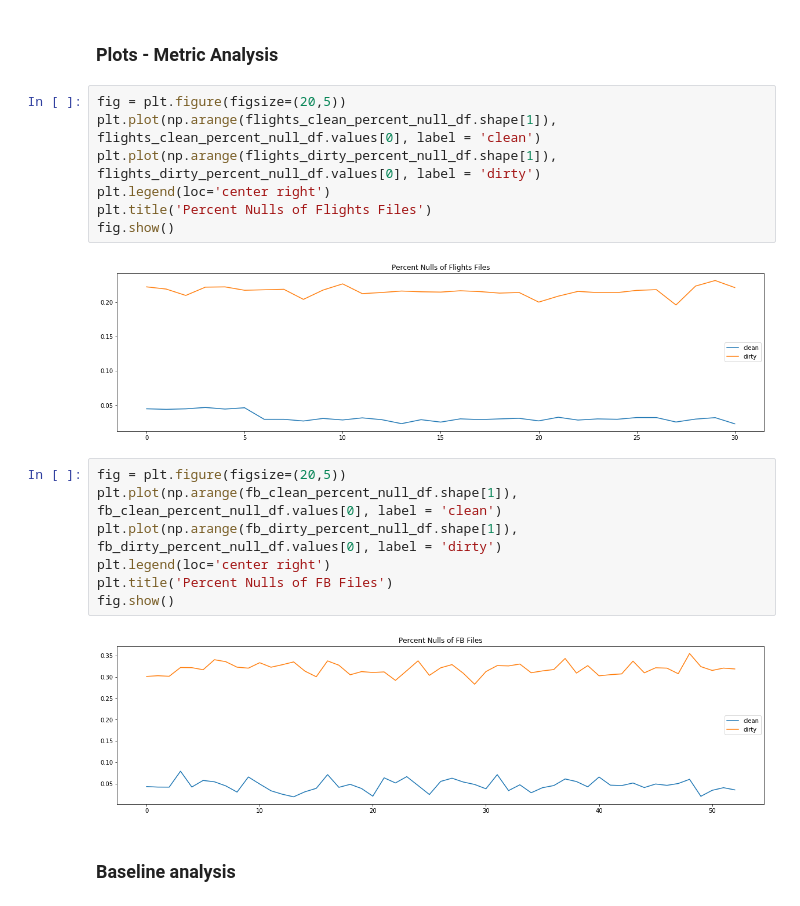
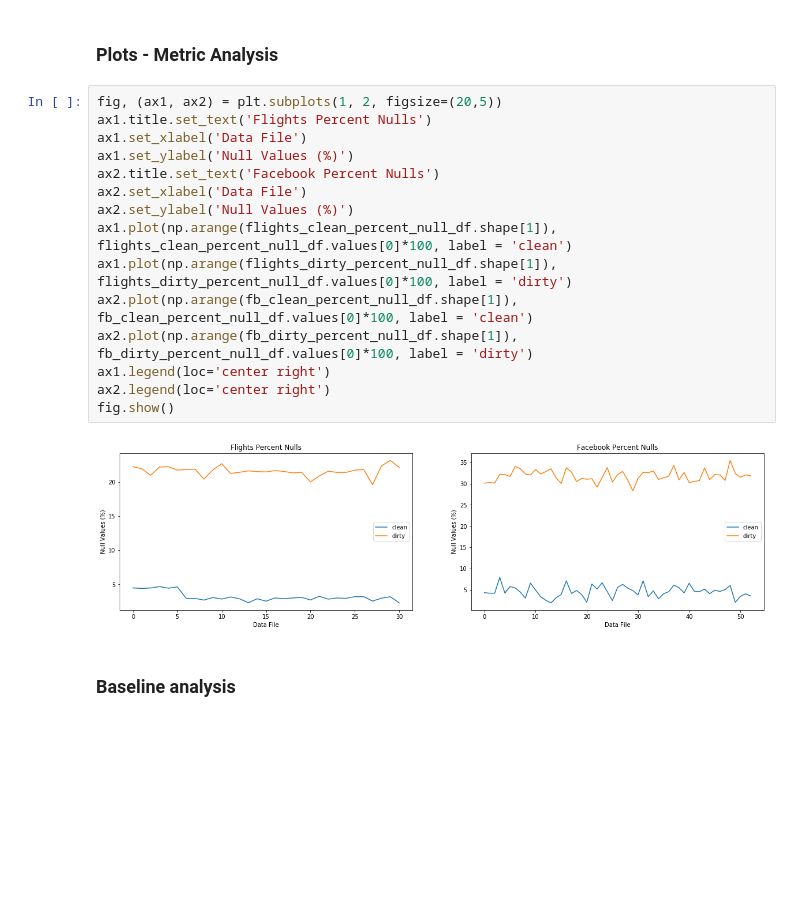
Before and after one commit to zivschwartz/Data-Quality-Validation-Pipeline, a Jupyter notebook: baseline_analysis.ipynb, the cells around one changed output. Saved outputs shown, nothing was run; the diff lists cells and outputs as text; blank space fills up the shorter version.

Commit message:
changed chart in baseline_analysis notebook

```diff
--- a/baseline_analysis.ipynb
+++ b/baseline_analysis.ipynb
@@ -30,23 +30,22 @@ array([0.04483479, 0.04403187, 0.04478548, 0.04675842, 0.0444524 ,
 # %% [markdown]
 ### Plots - Metric Analysis
 # %%
-fig = plt.figure(figsize=(20,5))
-plt.plot(np.arange(flights_clean_percent_null_df.shape[1]), flights_clean_percent_null_df.values[0], label = 'clean')
-plt.plot(np.arange(flights_dirty_percent_null_df.shape[1]), flights_dirty_percent_null_df.values[0], label = 'dirty')
-plt.legend(loc='center right')
-plt.title('Percent Nulls of Flights Files')
+fig, (ax1, ax2) = plt.subplots(1, 2, figsize=(20,5))
+ax1.title.set_text('Flights Percent Nulls')
+ax1.set_xlabel('Data File')
+ax1.set_ylabel('Null Values (%)')
+ax2.title.set_text('Facebook Percent Nulls')
+ax2.set_xlabel('Data File')
+ax2.set_ylabel('Null Values (%)')
+ax1.plot(np.arange(flights_clean_percent_null_df.shape[1]), flights_clean_percent_null_df.values[0]*100, label = 'clean')
+ax1.plot(np.arange(flights_dirty_percent_null_df.shape[1]), flights_dirty_percent_null_df.values[0]*100, label = 'dirty')
+ax2.plot(np.arange(fb_clean_percent_null_df.shape[1]), fb_clean_percent_null_df.values[0]*100, label = 'clean')
+ax2.plot(np.arange(fb_dirty_percent_null_df.shape[1]), fb_dirty_percent_null_df.values[0]*100, label = 'dirty')
+ax1.legend(loc='center right')
+ax2.legend(loc='center right')
 fig.show()
 # %% [output]
-[figure, old version]
+[figure, new version]
-# %%
-fig = plt.figure(figsize=(20,5))
-plt.plot(np.arange(fb_clean_percent_null_df.shape[1]), fb_clean_percent_null_df.values[0], label = 'clean')
-plt.plot(np.arange(fb_dirty_percent_null_df.shape[1]), fb_dirty_percent_null_df.values[0], label = 'dirty')
-plt.legend(loc='center right')
-plt.title('Percent Nulls of FB Files')
-fig.show()
-# %% [output]
-[figure, removed]
 # %% [markdown]
 ### Baseline analysis
 # %%
```
